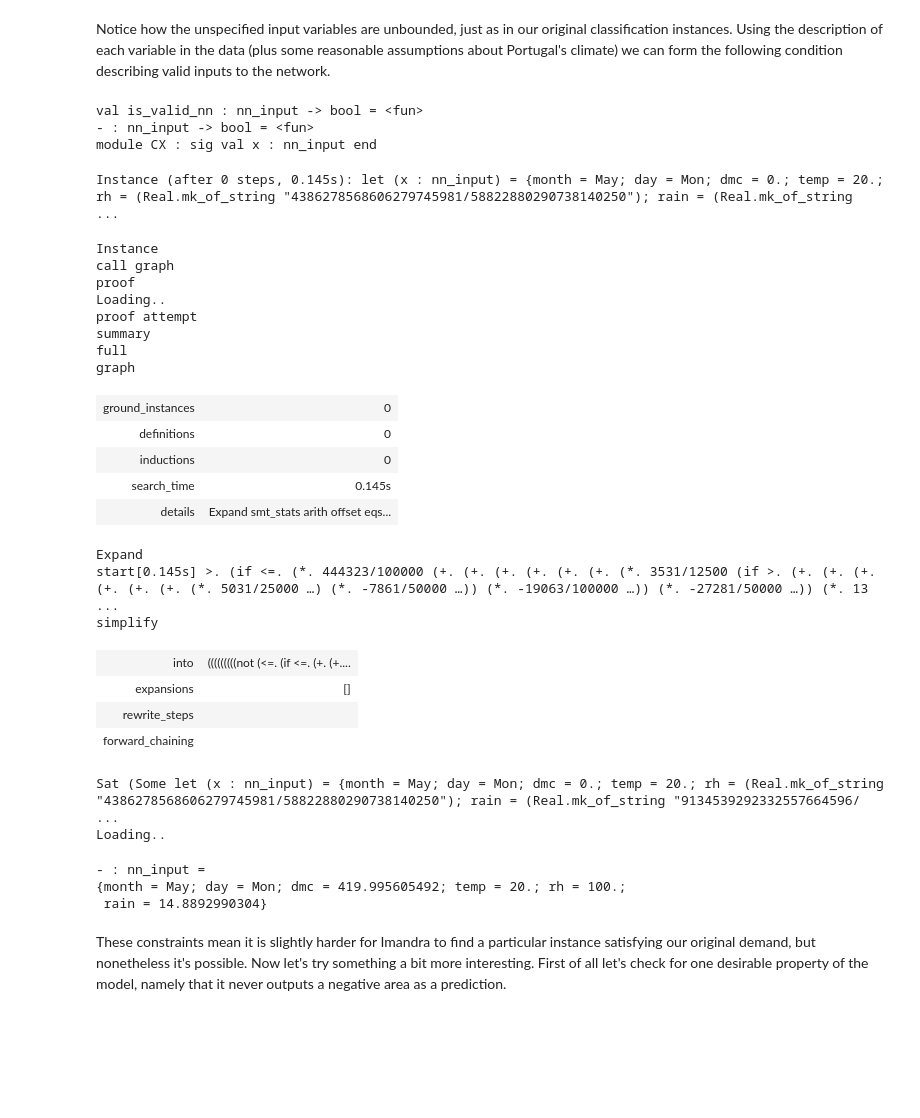
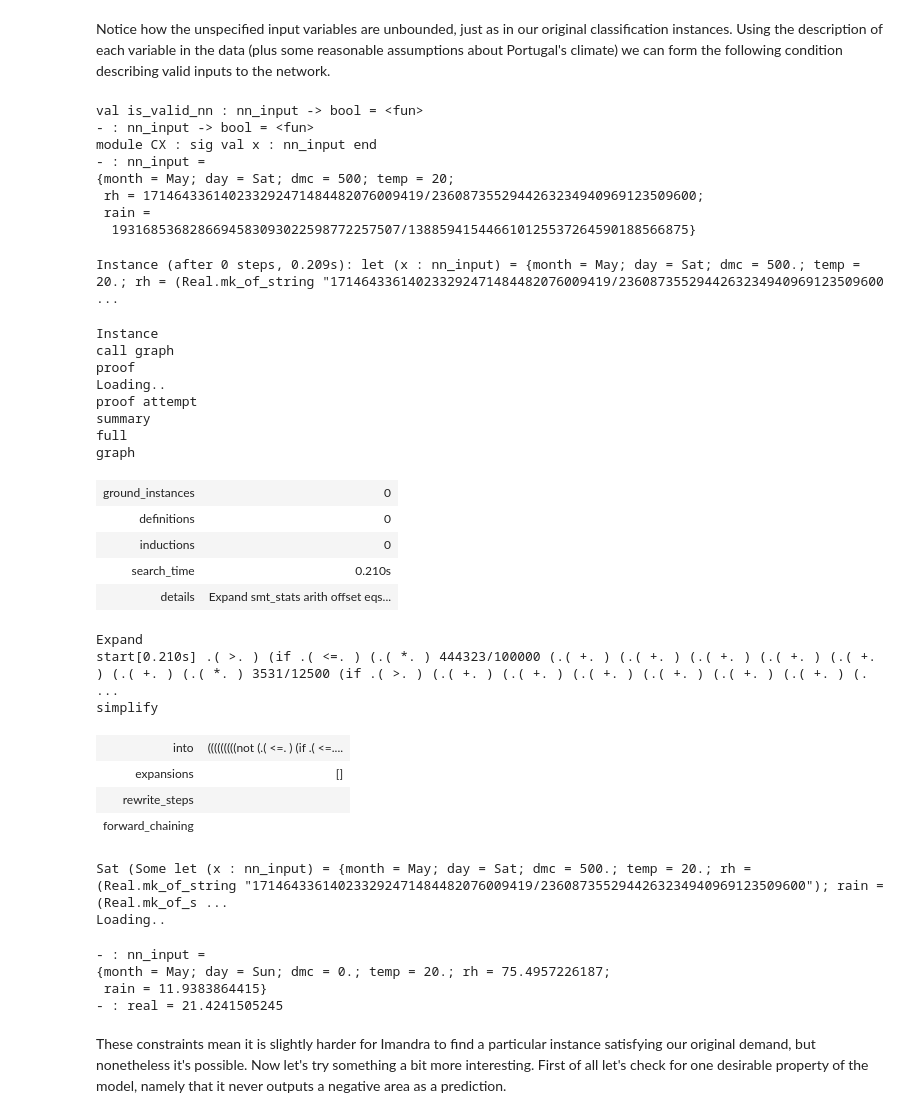
Before and after one commit to imandra-ai/imandra-stats-experiments, a Jupyter notebook: supervised_learning/supervised_learning.ipynb, the cells around one changed output. Saved outputs shown, nothing was run; the diff lists cells and outputs as text; code cells hidden in the pictures; blank space fills up the shorter version.

```diff
--- a/supervised_learning/supervised_learning.ipynb
+++ b/supervised_learning/supervised_learning.ipynb
@@ -598,45 +580,54 @@ Notice how the unspecified input variables are unbounded, just as in our origina
 # %%
 let is_valid_nn input = if
     0.0 <=. input.dmc && input.dmc <=. 500.0 &&
     0.0 <=. input.temp && input.temp <=. 40.0 &&
     0.0 <=. input.rh && input.rh <=. 100.0 &&
     0.0 <=. input.rain && input.rain <=. 15.0
     then true else false;;
 
-instance (fun x -> nn_model x >. 20.0 && x.temp = 20.0 && x.month = May && is_valid_nn x)
+instance (fun x -> nn_model x >. 20.0 && x.temp = 20.0 && x.month = May && is_valid_nn x);;
+
+CX.x
 # %% [output]
 val is_valid_nn : nn_input -> bool = <fun>
 - : nn_input -> bool = <fun>
 module CX : sig val x : nn_input end
+- : nn_input =
+{month = May; day = Sat; dmc = 500; temp = 20;
+ rh = 171464336140233292471484482076009419/2360873552944263234940969123509600;
+ rain =
+  1931685368286694583093022598772257507/138859415446610125537264590188566875}
-Instance (after 0 steps, 0.145s): let (x : nn_input) = {month = May; day = Mon; dmc = 0.; temp = 20.; rh = (Real.mk_of_string "4386278568606279745981/58822880290738140250"); rain = (Real.mk_of_string  ...
+Instance (after 0 steps, 0.209s): let (x : nn_input) = {month = May; day = Sat; dmc = 500.; temp = 20.; rh = (Real.mk_of_string "171464336140233292471484482076009419/2360873552944263234940969123509600 ...
 Instance
 call graph
 proof
 Loading..
 proof attempt
 summary
 full
 graph
 | ground_instances | 0 |
 | definitions | 0 |
 | inductions | 0 |
-| search_time | 0.145s |
+| search_time | 0.210s |
 | details | Expand smt_stats arith offset eqs... |
 Expand
-start[0.145s] >. (if <=. (*. 444323/100000 (+. (+. (+. (+. (+. (+. (*. 3531/12500 (if >. (+. (+. (+. (+. (+. (+. (*. 5031/25000 …) (*. -7861/50000 …)) (*. -19063/100000 …)) (*. -27281/50000 …)) (*. 13 ...
+start[0.210s] .( >. ) (if .( <=. ) (.( *. ) 444323/100000 (.( +. ) (.( +. ) (.( +. ) (.( +. ) (.( +. ) (.( +. ) (.( *. ) 3531/12500 (if .( >. ) (.( +. ) (.( +. ) (.( +. ) (.( +. ) (.( +. ) (.( +. ) (. ...
 simplify
-| into | (((((((((not (<=. (if <=. (+. (+.... |
+| into | (((((((((not (.( <=. ) (if .( <=.... |
 | expansions | [] |
 | rewrite_steps |  |
 | forward_chaining |  |
-Sat (Some let (x : nn_input) = {month = May; day = Mon; dmc = 0.; temp = 20.; rh = (Real.mk_of_string "4386278568606279745981/58822880290738140250"); rain = (Real.mk_of_string "9134539292332557664596/ ...
+Sat (Some let (x : nn_input) = {month = May; day = Sat; dmc = 500.; temp = 20.; rh = (Real.mk_of_string "171464336140233292471484482076009419/2360873552944263234940969123509600"); rain = (Real.mk_of_s ...
 Loading..
 # %%
 CX.x;;
+nn_model CX.x
 # %% [output]
 - : nn_input =
-{month = May; day = Mon; dmc = 419.995605492; temp = 20.; rh = 100.;
- rain = 14.8892990304}
+{month = May; day = Sun; dmc = 0.; temp = 20.; rh = 75.4957226187;
+ rain = 11.9383864415}
+- : real = 21.4241505245
 # %% [markdown]
 These constraints mean it is slightly harder for Imandra to find a particular instance satisfying our original demand, but nonetheless it's possible. Now let's try something a bit more interesting. First of all let's check for one desirable property of the model, namely that it never outputs a negative area as a prediction.
 # %%
```
Also changed, not shown: parts of 16 cells of this notebook.
